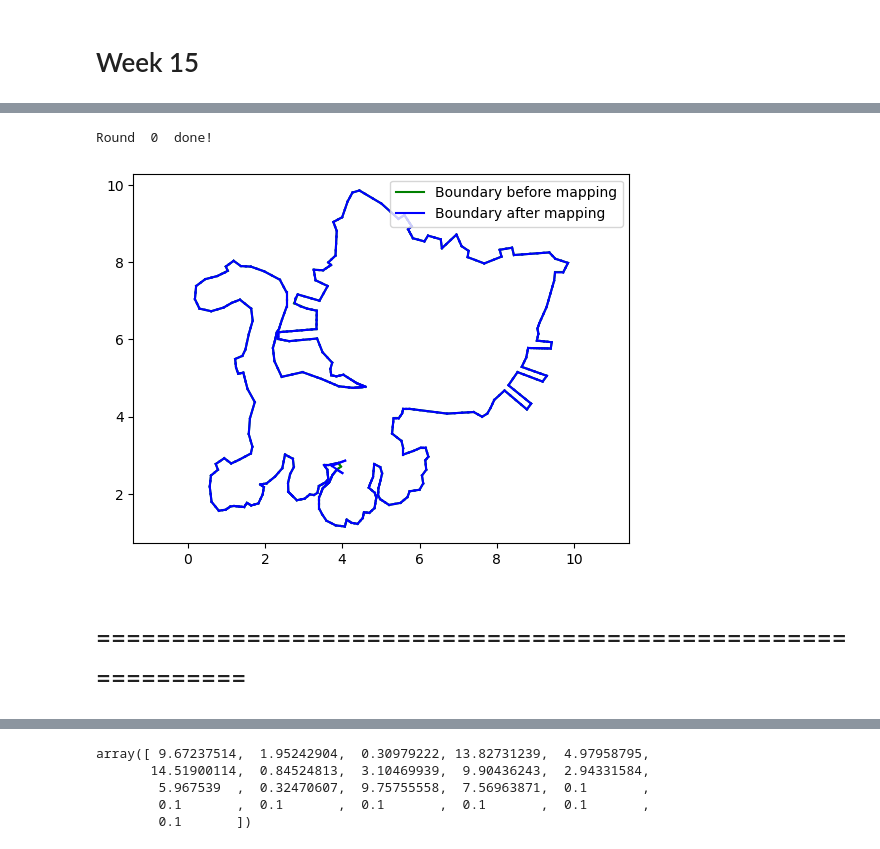
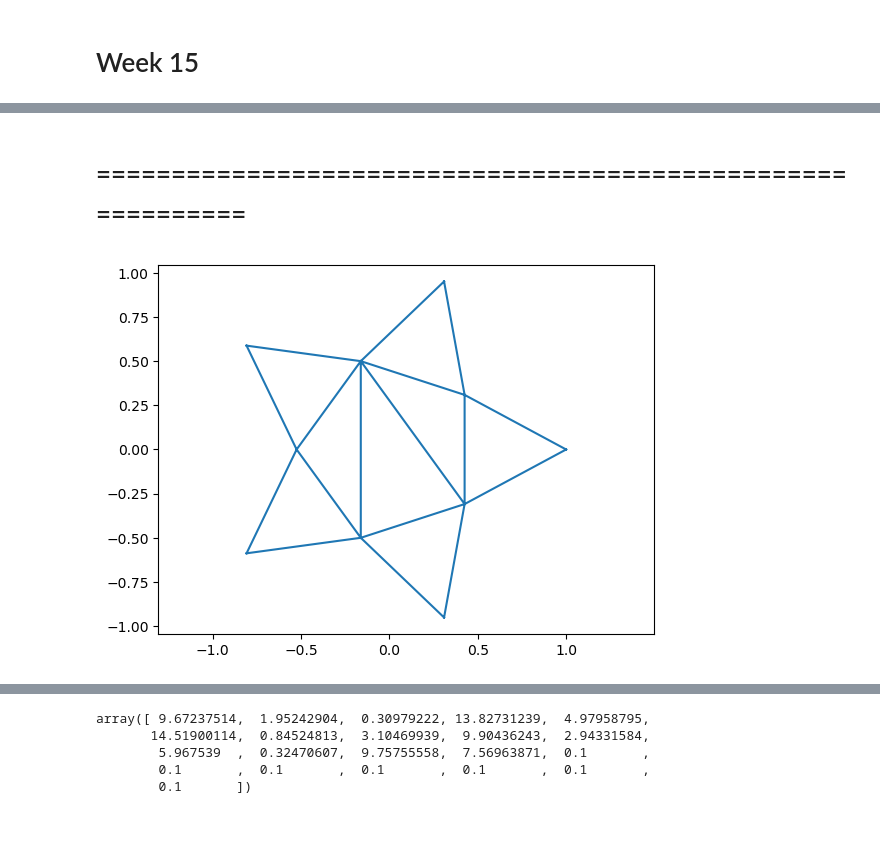
Before and after one commit to scyyc1/ED_Dissertation, a Jupyter notebook: Week 15/Week 15 Examples - 内点法.ipynb, the cells around one changed output, grey strips where cells are left out. Drawn from its saved outputs; the diff is of its cells as text; code cells hidden in the pictures.

```diff
--- a/Week 15/Week 15 Examples - 内点法.ipynb
+++ b/Week 15/Week 15 Examples - 内点法.ipynb
@@ -199,11 +204,33 @@ cat_test = Chen_2023_scipy(cat_v, cat_f, lambda1=1)
-# %%
-cat_test.optimize(1)
-# %% [output]
-Round  0  done!
-# %%
-cat_test.v_plt(show_origin=True, show_BV=False, show_vertices=False, show_inner_edges=False)
-# %% [output]
-[figure, removed]
 # %% [markdown]
 # ============================================================
+# %%
+def compute_star_points(R):
+    outer_radians = np.deg2rad(72 * np.arange(5))
+    outer_x = R * np.cos(outer_radians)
+    outer_y = R * np.sin(outer_radians)
+    outer_points = np.column_stack((outer_x, outer_y))
+
+    r = R * np.sin(np.deg2rad(18)) / np.sin(np.deg2rad(36))
+
+    inner_radians = np.deg2rad(72 * np.arange(5) + 36)
+    inner_x = r * np.cos(inner_radians)
+    inner_y = r * np.sin(inner_radians)
+    inner_points = np.column_stack((inner_x, inner_y))
+
+    inner_tri= Delaunay(inner_points)
+    faces = inner_tri.simplices
+    vertices = np.vstack((inner_points, outer_points))
+    face_temp = np.array([[4,5,0],[0,6,1],[1,7,2],[2,8,3],[3,9,4]])
+    faces = np.vstack((faces, face_temp))
+
+    return vertices, faces
+
+R = 1
+vertices, faces = compute_star_points(R)
+
+plt.triplot(vertices[:,0], vertices[:,1], faces)
+plt.axis('equal')
+plt.show()
+# %% [output]
+[figure, added]
 # %%
```
Also changed, not shown: parts of 15 cells of this notebook, 21 other files.
